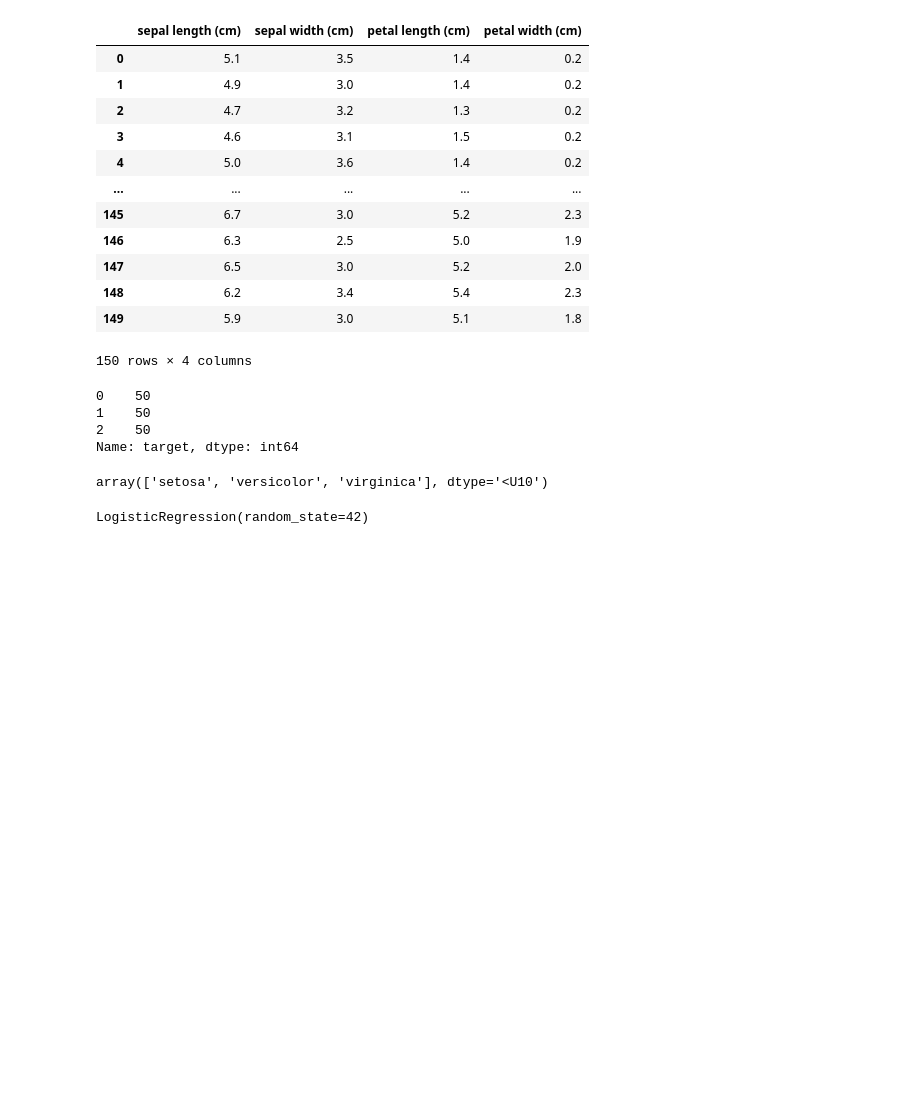
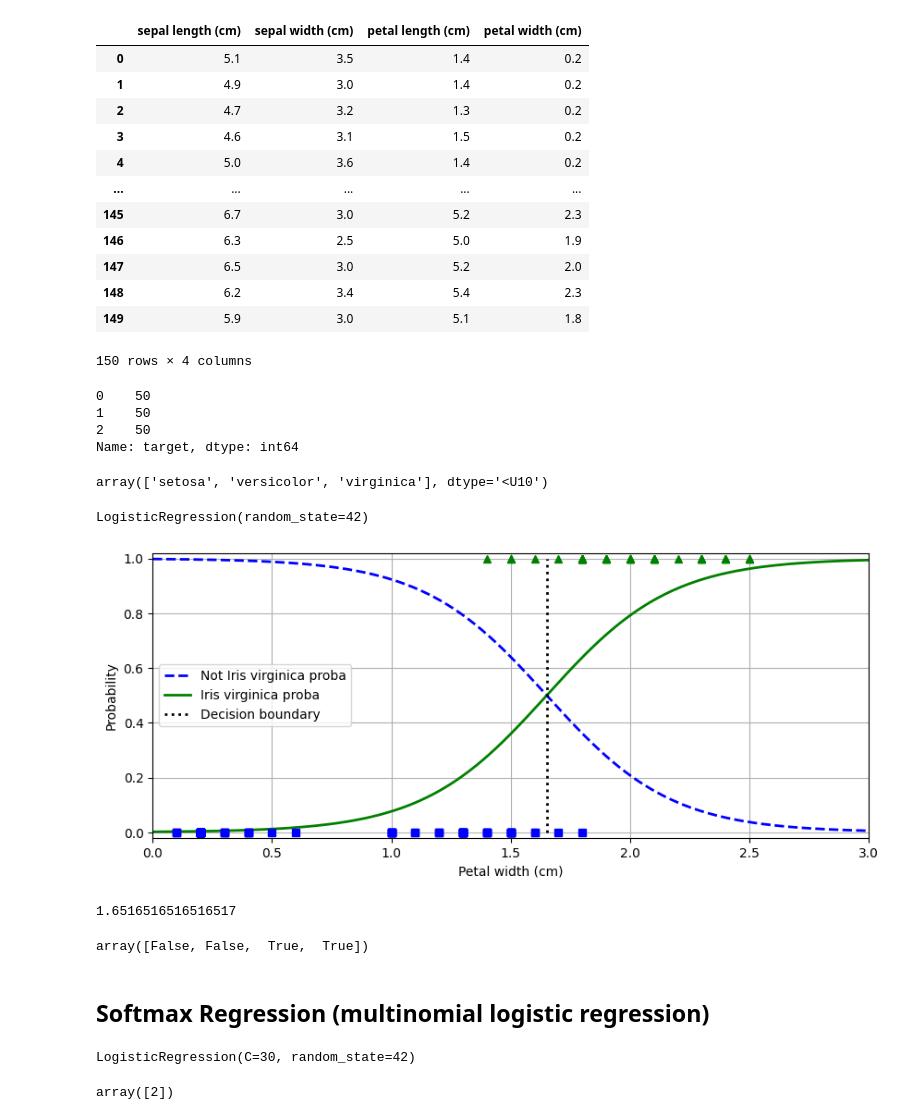
Before and after one commit to juliovr/homl, a Jupyter notebook: 04_learning_models.ipynb, the cells around one changed output. Cells and saved outputs as stored; diff of their text form; code cells hidden in the pictures; blank space fills up the shorter version.

```diff
--- a/04_learning_models.ipynb
+++ b/04_learning_models.ipynb
@@ -393,3 +393,51 @@ log_reg = LogisticRegression(random_state=42)
 log_reg.fit(X_train, y_train)
 # %% [output]
 LogisticRegression(random_state=42)
+# %%
+X_new = np.linspace(0, 3, 1000).reshape(-1, 1) # reshape to get a column vector (-1 means automatic)
+y_proba = log_reg.predict_proba(X_new) # return the probability instead of the actual prediction
+# y_proba is an array of 2 elements: the former is the probability of being False and the latter to be True
+# So here just filter the True column, and with [0, 0] just select the first element
+decision_boundary = X_new[y_proba[:, 1] >= 0.5][0, 0] # When probability is 50%
+
+plt.figure(figsize=(10, 4))
+plt.plot(X_new, y_proba[:, 0], "b--", linewidth=2, label="Not Iris virginica proba")
+plt.plot(X_new, y_proba[:, 1], "g-", linewidth=2, label="Iris virginica proba")
+plt.plot([decision_boundary, decision_boundary], [0, 1], "k:", linewidth=2, label="Decision boundary")
+
+plt.plot(X_train[y_train == 0], y_train[y_train == 0], "bs")
+plt.plot(X_train[y_train == 1], y_train[y_train == 1], "g^")
+# plt.plot(X_train[y_train == 1], [1]*len(X_train[y_train == 1]), "g^") # This is the same as previous line, but y_train just contains 0 and 1, so it's shorter
+
+plt.axis([0, 3, -0.02, 1.02])
+plt.legend(loc="center left")
+plt.grid()
+plt.xlabel("Petal width (cm)")
+plt.ylabel("Probability")
+plt.show()
+# %% [output]
+[figure, added]
+# %%
+decision_boundary
+# %% [output]
+1.6516516516516517
+# %%
+log_reg.predict([[1.5], [1.65], [1.652], [1.7]])
+# %% [output]
+array([False, False,  True,  True])
+# %% [markdown]
+## Softmax Regression (multinomial logistic regression)
+# %%
+# To classify in more than 2 classes
+X = iris.data[["petal length (cm)", "petal width (cm)"]].values
+y = iris.target
+X_train, X_test, y_train, y_test = train_test_split(X, y, random_state=42)
+
+softmax_reg = LogisticRegression(C=30, random_state=42)
+softmax_reg.fit(X_train, y_train)
+# %% [output]
+LogisticRegression(C=30, random_state=42)
+# %%
+softmax_reg.predict([[5, 2]])
+# %% [output]
+array([2])
```
Also changed, not shown: parts of 3 cells of this notebook.
